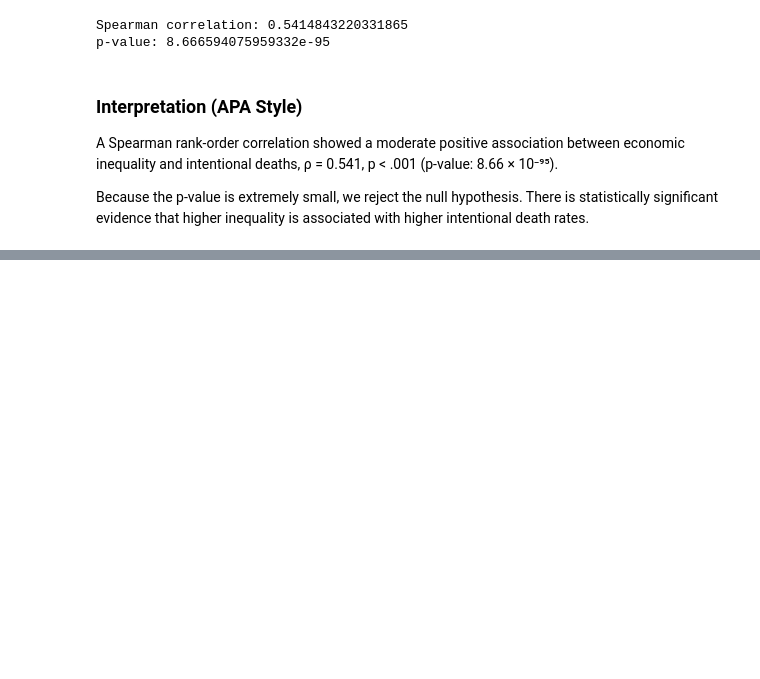
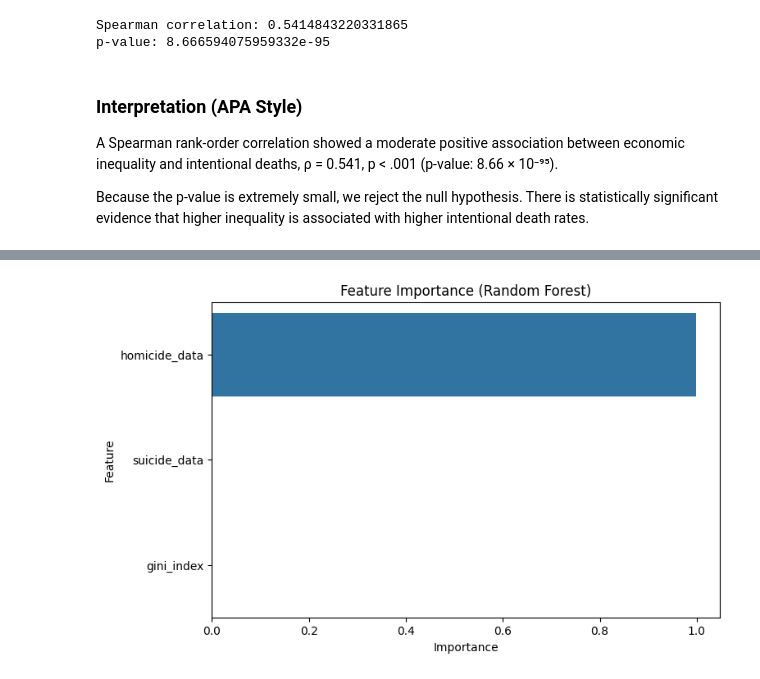
Before and after one commit to SivaneshN/RCA_Tools_And_Methods, a Jupyter notebook: notebooks/corelation_analysis.ipynb, the cells around one changed output, grey strips where cells are left out. Cells and saved outputs as stored; diff of their text form; code cells hidden in the pictures; blank space fills up the shorter version.

```diff
--- a/notebooks/corelation_analysis.ipynb
+++ b/notebooks/corelation_analysis.ipynb
@@ -191,0 +308,79 @@ strong multicollinearity or other numerical problems.
+# %%
+from sklearn.ensemble import RandomForestRegressor
+from sklearn.model_selection import train_test_split
+from sklearn.metrics import mean_absolute_error, mean_squared_error, r2_score
+import numpy as np
+import pandas as pd
+import matplotlib.pyplot as plt
+import seaborn as sns
+
+# -------------------------------
+# 1. Select Feature Variables
+# -------------------------------
+features = ["gini_index", "suicide_data", "homicide_data"]
+X = df[features]
+y = df["intentional_death"]
+
+# -------------------------------
+# 2. Split Data
+# -------------------------------
+X_train, X_test, y_train, y_test = train_test_split(
+    X, y, test_size=0.25, random_state=42
+)
+
+# -------------------------------
+# 3. Train Random Forest Regressor
+# -------------------------------
+rf = RandomForestRegressor(
+    n_estimators=500,
+    max_depth=None,
+    random_state=42,
+    n_jobs=-1
+)
+
+rf.fit(X_train, y_train)
+
+# -------------------------------
+# 4. Predictions
+# -------------------------------
+y_pred = rf.predict(X_test)
+
+# -------------------------------
+# 5. Evaluation Metrics
+# -------------------------------
+mae  = mean_absolute_error(y_test, y_pred)
+rmse = np.sqrt(mean_squared_error(y_test, y_pred))
+r2   = r2_score(y_test, y_pred)
+
+print("Random Forest Performance:")
+print("MAE :", mae)
+print("RMSE:", rmse)
+print("R²  :", r2)
+
+# -------------------------------
+# 6. Feature Importance Plot
+# -------------------------------
+importance = pd.DataFrame({
+    'Feature': features,
+    'Importance': rf.feature_importances_
+}).sort_values(by="Importance", ascending=False)
+
+plt.figure(figsize=(8, 5))
+sns.barplot(data=importance, x="Importance", y="Feature")
+plt.title("Feature Importance (Random Forest)")
+plt.show()
+
+# -------------------------------
+# 7. Predicted vs Actual Plot
+# -------------------------------
+plt.figure(figsize=(7, 7))
+sns.scatterplot(x=y_test, y=y_pred, alpha=0.5)
+plt.plot([y_test.min(), y_test.max()],
+         [y_test.min(), y_test.max()],
+         '--', color='red')
+
+plt.xlabel("Actual")
+plt.ylabel("Predicted")
+plt.title("Random Forest: Actual vs Predicted")
+plt.show()
+# %% [output]
@@ -191,0 +391 @@ strong multicollinearity or other numerical problems.
+[figure, added]
```
Also changed, not shown: parts of 10 cells of this notebook.
